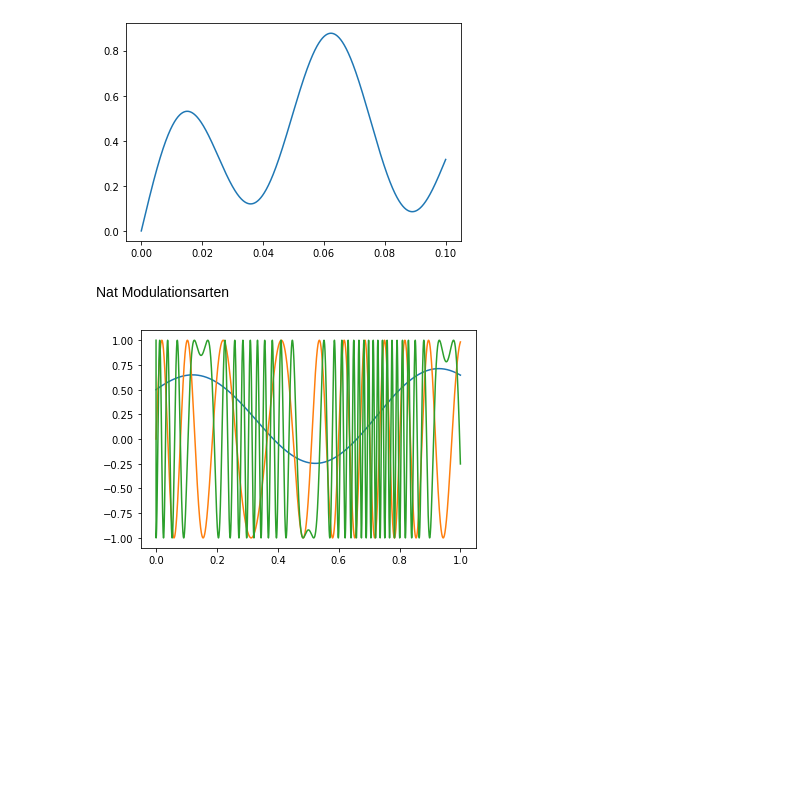
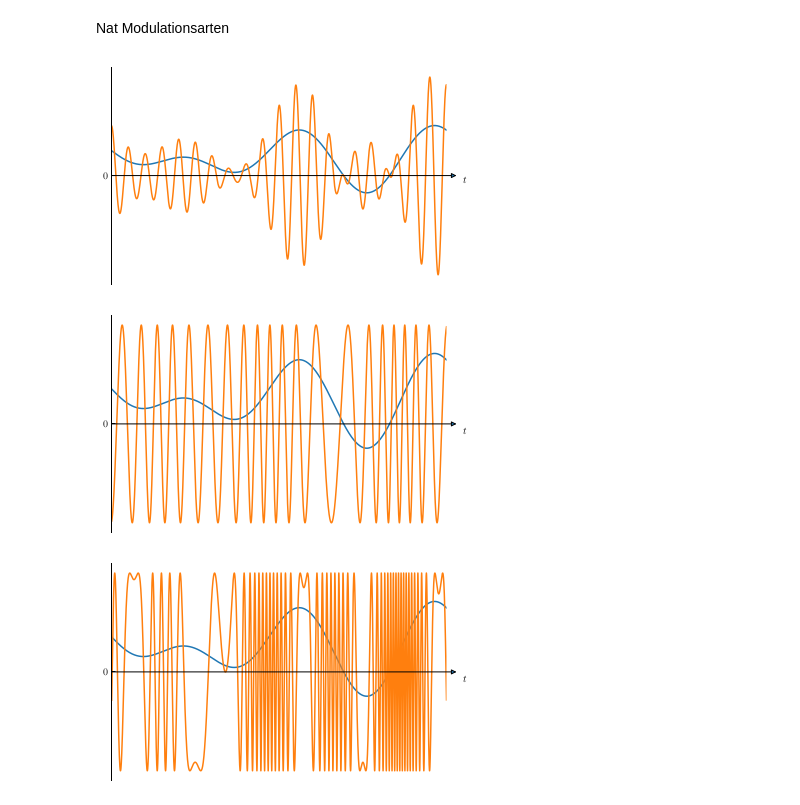
Before and after one commit to AndreasFMueller/SeminarSpezielleFunktionen, a Jupyter notebook: buch/papers/fm/Python animation/Bessel-FM.ipynb, the cells around one changed output. Drawn from its saved outputs; the diff is of its cells as text; code cells hidden in the pictures; blank space fills up the shorter version.

Commit message:
figures

```diff
--- a/buch/papers/fm/Python animation/Bessel-FM.ipynb
+++ b/buch/papers/fm/Python animation/Bessel-FM.ipynb
@@ -94,38 +160,59 @@ plt.savefig('m_t.pgf', format='pgf')
-# %%
-
-y = (np.sin(20 * 2.0*np.pi*x)+np.sin(5* 2.0*np.pi*x)+np.sin(2* 2.0*np.pi*x))/3
-# %% [output]
-[figure, removed]
 # %% [markdown]
 Nat Modulationsarten
 # %%
-t = np.linspace(0,1,5000)
+t = np.linspace(-1.2,1.2,500000)
 
 # m(t)
 k = 0.25
 dc = 0.25
 f1 = 1
 f2 = 1.4
 
 # x_c(t)
 fc = 10
 kp = 1.5 * 2 * np.pi
 kf = 15
 
 m = dc + k* np.cos(2*np.pi*f1*t) + k*np.sin(2*np.pi*f2*t)
 
 AM = 2* m* np.cos(2* np.pi *fc*t)
 
 PM = 1* np.cos(2* np.pi * fc*t+kp*m)
 
 dt= t[1]-t[0]
-phi = kp * m + np.gradient(phi,dt)
-phidt =  np.append(0, kf*2*np.pi*m[:-1])
+phi = kp * m + np.gradient(PM,dt)
+
+
+phidt =  np.append(0, kf*2*np.pi*m[:-1]) #? Correct?
 FM = 1* (np.cos(2 *np.pi *fc *t + phidt))
-plt.plot(t, m, '-')
-#plt.plot(t, AM,'b')
-plt.plot(t,PM)
-plt.plot(t,FM)
+
+def preplot():
+    from mpl_toolkits.axisartist.axislines import AxesZero
+
+    fig = plt.figure()
+    ax = fig.add_subplot(axes_class=AxesZero)
+    ax.axis["xzero"].set_axisline_style("-|>")
+    # adds X and Y-axis from the origin
+    ax.axis["xzero"].set_visible(True)
+    ax.axis["right", "bottom", "top"].set_visible(False)
+    ax.set_yticks([0])
+    ax.set_xticks([])
+    plt.text(1.1, -0.1,'$t$')
+    plt.xlim(-1)
+    plt.plot(t, m, '-')
+
+
+preplot()
+plt.plot(t, AM,'-')
+plt.savefig('AM.pgf', format='pgf')
+preplot()
+plt.plot(t,PM, '-')
+plt.savefig('PM.pgf', format='pgf')
+preplot()
+plt.plot(t,FM, '-')
+plt.savefig('FM.pgf', format='pgf')
 plt.show()
 # %% [output]
-[figure, old version]
+[figure, new version]
+[figure, added]
+[figure, added]
```
Also changed, not shown: parts of 9 cells of this notebook, 19 other files.
